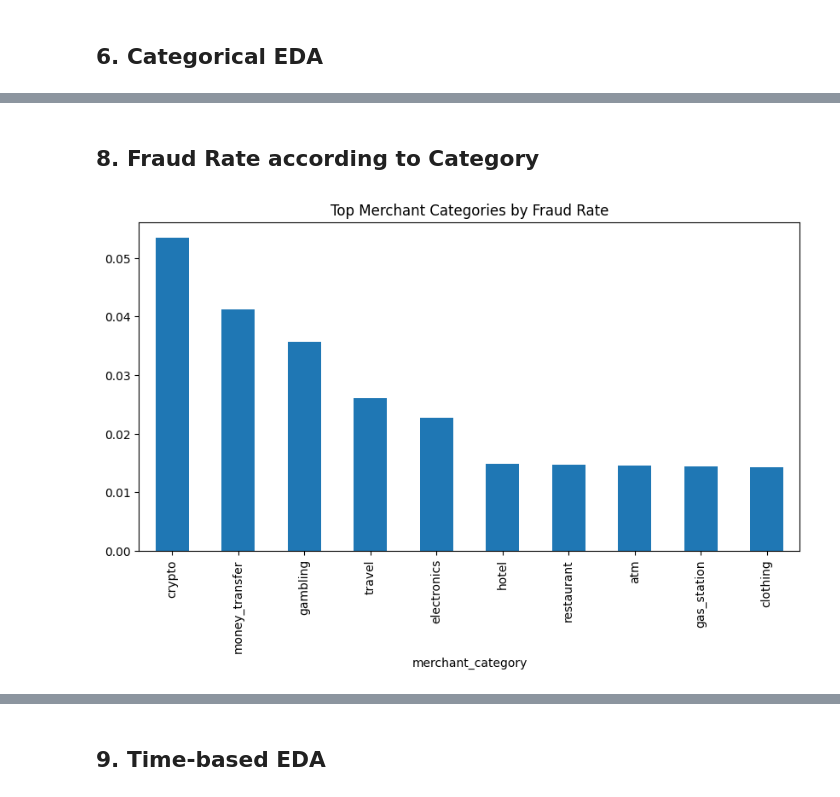
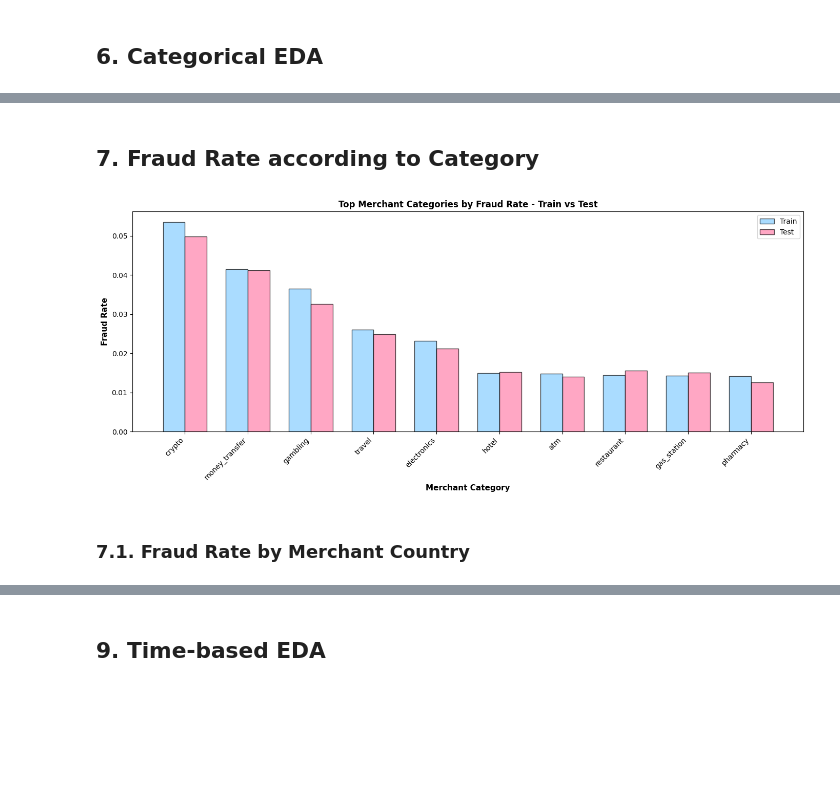
Before and after one commit to huyvietbui1806/mlops-project, a Jupyter notebook: notebooks/EDA.ipynb, the cells around one changed output, grey strips where cells are left out. Drawn from its saved outputs; the diff is of its cells as text; code cells hidden in the pictures; blank space fills up the shorter version.

```diff
--- a/notebooks/EDA.ipynb
+++ b/notebooks/EDA.ipynb
@@ -11,8 +8,9 @@ ModuleNotFoundError: No module named 'pandas'
 # %% [markdown]
 ## **1. Load data**
 # %%
-df = pd.read_csv('transactions.csv')
-
+df = pd.read_csv(r'train.csv', index_col=0, parse_dates=['timestamp'])
+df_test = pd.read_csv(r'test.csv', index_col=0, parse_dates=['timestamp'])
 print('Shape:', df.shape)
+print('Test Shape:', df_test.shape)
 df.head()
 # %% [output]
@@ -84,13 +102,13 @@ Duplicate transaction_id: 0
 # %% [markdown]
 ### **3.3 Datatype optimization**
 # %%
-df['timestamp'] = pd.to_datetime(df['timestamp'])
 
 binary_cols = ['is_weekend', 'card_present', 'is_foreign_txn',
                'device_known', 'has_2fa', 'is_fraud']
 
 for col in binary_cols:
     df[col] = df[col].astype('int8')
+    df_test[col] = df_test[col].astype('int8')
 # %% [markdown]
 ## **4. Target Analysis**
 # %%
@@ -200,14 +325,40 @@ plt.show()
 # %% [markdown]
-## **8. Fraud Rate according to Category**
+## **7. Fraud Rate according to Category**
 # %%
-merchant_fraud = (
+merchant_fraud_train = (
     df.groupby('merchant_category')['is_fraud']
       .mean()
       .sort_values(ascending=False)
 )
-merchant_fraud.head(10)
-merchant_fraud.head(10).plot(kind='bar')
-plt.title('Top Merchant Categories by Fraud Rate')
-plt.show()
+merchant_fraud_test = (
+    df_test.groupby('merchant_category')['is_fraud']
+      .mean()
+      .sort_values(ascending=False)
+)
+
+# Get top 10 from train, align test to same categories
+top_10_categories = merchant_fraud_train.head(10).index
+train_vals = merchant_fraud_train[top_10_categories]
+test_vals = merchant_fraud_test.reindex(top_10_categories, fill_value=0)
+
+fig, ax = plt.subplots(figsize=(14, 6))
+x = np.arange(len(top_10_categories))
+width = 0.35
+
+ax.bar(x - width/2, train_vals.values, width, label='Train', color='#87CEFF', edgecolor='black', alpha=0.7)
+ax.bar(x + width/2, test_vals.values, width, label='Test', color='#FF82AB', edgecolor='black', alpha=0.7)
+
+ax.set_xlabel('Merchant Category', fontsize=11, fontweight='bold')
+ax.set_ylabel('Fraud Rate', fontsize=11, fontweight='bold')
+ax.set_title('Top Merchant Categories by Fraud Rate - Train vs Test', fontsize=12, fontweight='bold')
+ax.set_xticks(x)
+ax.set_xticklabels(top_10_categories, rotation=45, ha='right')
+ax.legend()
+
+
+
+plt.tight_layout()
 # %% [output]
-[figure, old version]
+[figure, new version]
+# %% [markdown]
+### **7.1. Fraud Rate by Merchant Country**
```
Also changed, not shown: parts of 28 cells of this notebook.
